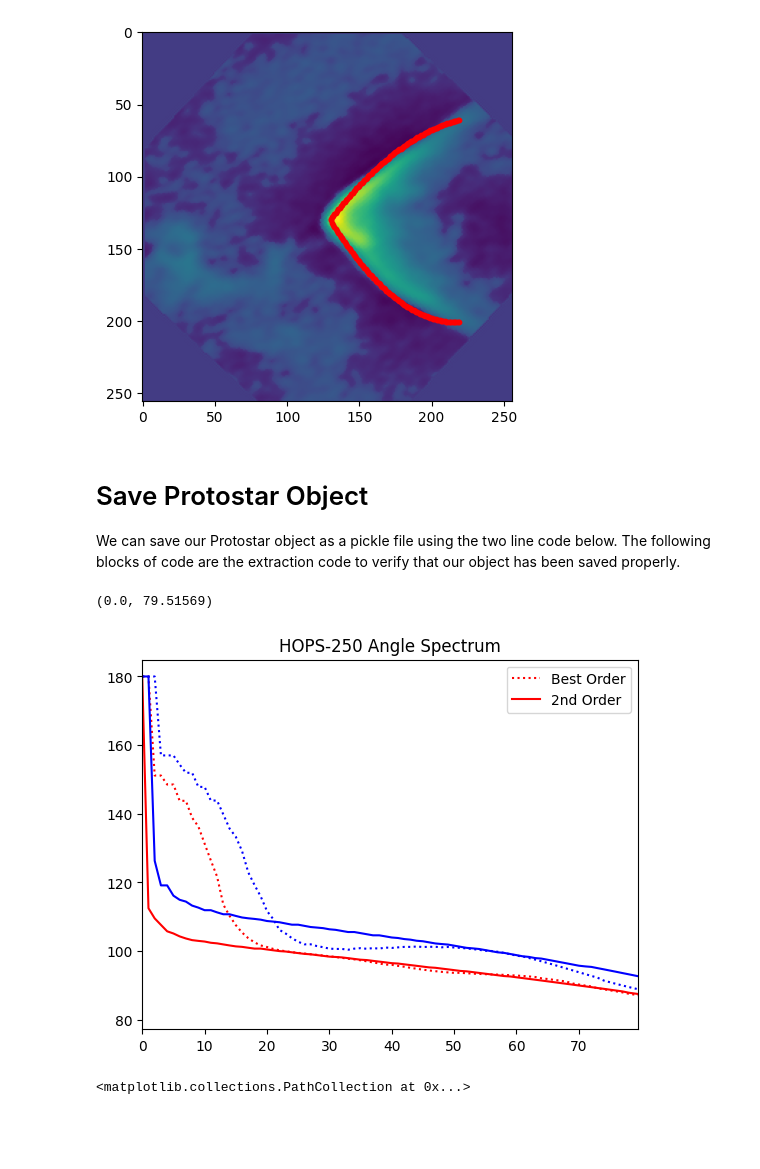
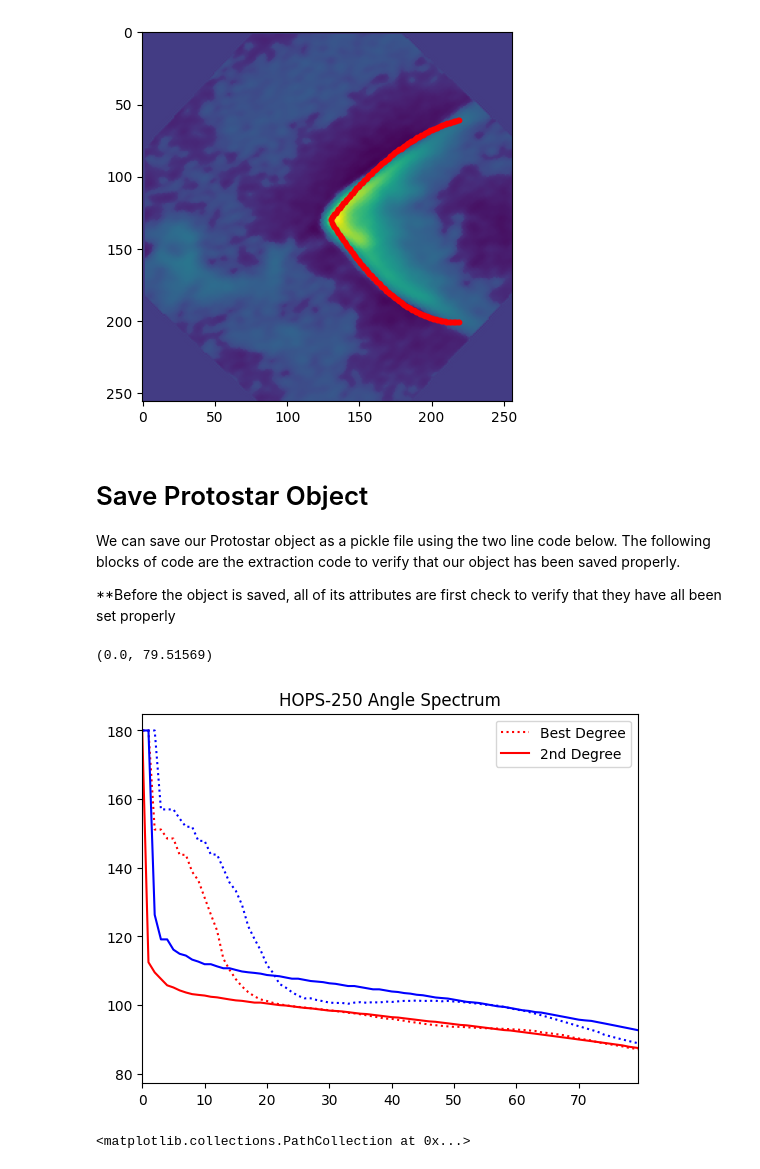
Before and after one commit to namson9728/OutflowPolyfit, a Jupyter notebook: tutorial.ipynb, the cells around one changed output. Drawn from its saved outputs; the diff is of its cells as text; code cells hidden in the pictures; blank space fills up the shorter version.

Commit message:
Fixed object attribute saving bug

```diff
--- a/tutorial.ipynb
+++ b/tutorial.ipynb
@@ -18,9 +18,9 @@ To initialize a protstar object, we need to provide the:
 The code will initizalize an empty protostar object ready for us to use!
 # %%
 name = 'HOPS-250'
-source_choord = (129.51569, 129.46035)
+source_coord = (129.51569, 129.46035)
 directory = '/Users/namsonnguyen/repo/data/protostars/'
-my_star = Protostar(name, source_choord, directory)
+my_star = Protostar(name, source_coord, directory)
 
 # Creating shortcuts that point to the red and blue shifted outflow attributes of the protostar object
 red = my_star.red_shifted
@@ -348,6 +348,8 @@ There are four combination nodes for each outflow and they are as follows:
 **Note**: The nodes are in pixels and we can refer to the `Trimmed Edges` plot to determine which nodes make sense.
 # %%
 nodes_array = [[50, 95, 114, 130], [220, 160, 150, 130]]
+my_star.red_shifted.nodes = nodes_array[0]
+my_star.blue_shifted.nodes = nodes_array[1]
 
 for idx, color in enumerate(my_star.colors):
     outflow = outflows[color]
@@ -581,3 +597,5 @@ plt.scatter(outflow.bot_wing.poly2.x_fit, outflow.bot_wing.poly2.y_fit, c='red',
 # Save Protostar Object
 
 We can save our Protostar object as a pickle file using the two line code below. The following blocks of code are the extraction code to verify that our object has been saved properly.
+
+**Before the object is saved, all of its attributes are first check to verify that they have all been set properly
@@ -587,17 +617,17 @@ tools.save_object(my_star, filename)
 # %%
 filename = f'output/{my_star.name}'
 test_star = tools.open_pickle(filename)
 plt.plot(test_star.red_shifted.angle_spectrum['best'], c='red', linestyle='dotted')
-plt.plot(test_star.red_shifted.angle_spectrum['order2'], c='red')
+plt.plot(test_star.red_shifted.angle_spectrum['deg2'], c='red')
 plt.plot(test_star.blue_shifted.angle_spectrum['best'], c='blue', linestyle='dotted')
-plt.plot(test_star.blue_shifted.angle_spectrum['order2'], c='blue')
+plt.plot(test_star.blue_shifted.angle_spectrum['deg2'], c='blue')
 
 plt.title(f'{my_star.name} Angle Spectrum')
-plt.legend(['Best Order', '2nd Order'])
+plt.legend(['Best Degree', '2nd Degree'])
 plt.xlim(0, my_star.angle_spectrum_distance_limit)
 # %% [output]
 (0.0, 79.51569)
-[figure, old version]
+[figure, new version]
 # %%
 outflow = test_star.red_shifted
 plt.imshow(np.sign(outflow.image_rotated)*np.sqrt(np.abs(outflow.image_rotated)))
```
Also changed, not shown: parts of 7 cells of this notebook, 6 other files.
